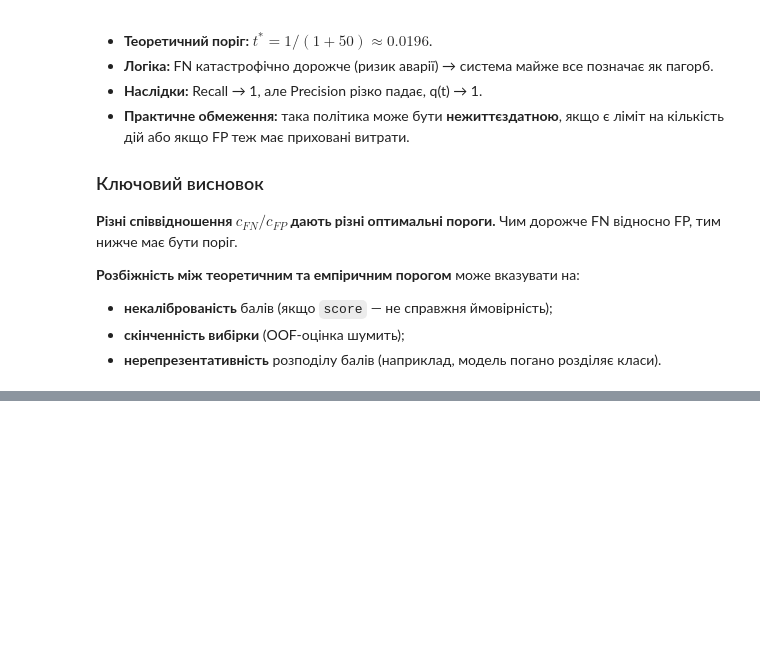
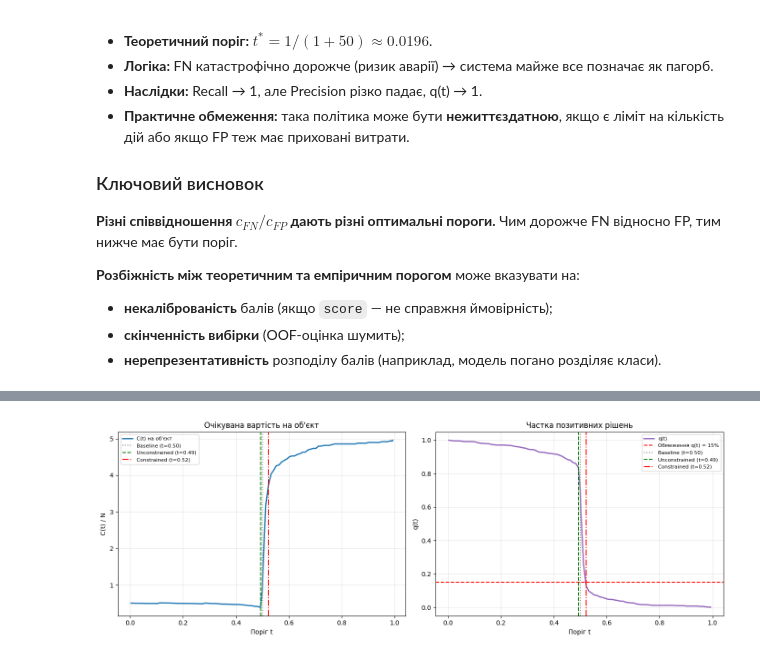
Before and after one commit to Yaroslav071315/machine-learning-course-volovnyk, a Jupyter notebook: practical04/notebook/Practical04.ipynb, the cells around one changed output, grey strips where cells are left out. Cells and saved outputs as stored; diff of their text form; code cells hidden in the pictures; blank space fills up the shorter version.

```diff
--- a/practical04/notebook/Practical04.ipynb
+++ b/practical04/notebook/Practical04.ipynb
@@ -1011,0 +1071,17 @@ print('Графік збережено у ../figures/cost_curves_scenarios.png')
+# %%
+# Фіксуємо обмеження
+Q_MAX = 0.15   # не більше 15% об'єктів на ручну перевірку
+
+print(f'Обмеження: q(t) <= {Q_MAX:.2%}')
+print(f'Це відповідає максимум {Q_MAX * 1000:.0f} дій на 1000 об\'єктів.')
+
+# Фільтруємо допустимі пороги
+admissible = grid_df[grid_df['q_t'] <= Q_MAX].copy()
+
+print(f'\nУсього порогів у сітці: {len(grid_df)}')
+print(f'Допустимих порогів: {len(admissible)}')
+
+if len(admissible) > 0:
+    print(f'Діапазон допустимих порогів: [{admissible["threshold"].min():.4f}, {admissible["threshold"].max():.4f}]')
+else:
+    print('Допустимих порогів немає — обмеження не виконується навіть при найвищому порозі.')
@@ -1011,0 +1201,44 @@ print('Графік збережено у ../figures/cost_curves_scenarios.png')
+# %%
+# Візуалізація: C(t) та q(t) з позначенням трьох політик
+fig, axes = plt.subplots(1, 2, figsize=(14, 5))
+
+# Лівий: C(t)
+ax = axes[0]
+ax.plot(grid_df_work['threshold'], grid_df_work['cost_work'] / len(oof_df),
+        color='tab:blue', linewidth=2, label='C(t) на об\'єкт')
+ax.axhline(y=row_baseline['q_t'], color='gray', linestyle=':', alpha=0)  # заглушка
+ax.axvline(row_baseline['threshold'], color='gray', linestyle=':',
+           label=f'Baseline (t={row_baseline["threshold"]:.2f})')
+ax.axvline(row_unconstrained['threshold'], color='green', linestyle='--',
+           label=f'Unconstrained (t={row_unconstrained["threshold"]:.2f})')
+ax.axvline(row_constrained['threshold'], color='red', linestyle='-.',
+           label=f'Constrained (t={row_constrained["threshold"]:.2f})')
+ax.set_xlabel('Поріг t')
+ax.set_ylabel('C(t) / N')
+ax.set_title('Очікувана вартість на об\'єкт')
+ax.legend(fontsize=8)
+ax.grid(alpha=0.3)
+
+# Правий: q(t) з горизонталлю 15%
+ax = axes[1]
+ax.plot(grid_df['threshold'], grid_df['q_t'],
+        color='tab:purple', linewidth=2, label='q(t)')
+ax.axhline(Q_MAX, color='red', linestyle='--',
+           label=f'Обмеження q(t) = {Q_MAX:.0%}')
+ax.axvline(row_baseline['threshold'], color='gray', linestyle=':',
+           label=f'Baseline (t={row_baseline["threshold"]:.2f})')
+ax.axvline(row_unconstrained['threshold'], color='green', linestyle='--',
+           label=f'Unconstrained (t={row_unconstrained["threshold"]:.2f})')
+ax.axvline(row_constrained['threshold'], color='red', linestyle='-.',
+           label=f'Constrained (t={row_constrained["threshold"]:.2f})')
+ax.set_xlabel('Поріг t')
+ax.set_ylabel('q(t)')
+ax.set_title('Частка позитивних рішень')
+ax.legend(fontsize=8)
+ax.grid(alpha=0.3)
+
+plt.tight_layout()
+plt.savefig('../figures/constrained_policies.png', dpi=120)
+plt.show()
+# %% [output]
+[figure, added]
```
Also changed, not shown: parts of 30 cells of this notebook, 5 other files.
